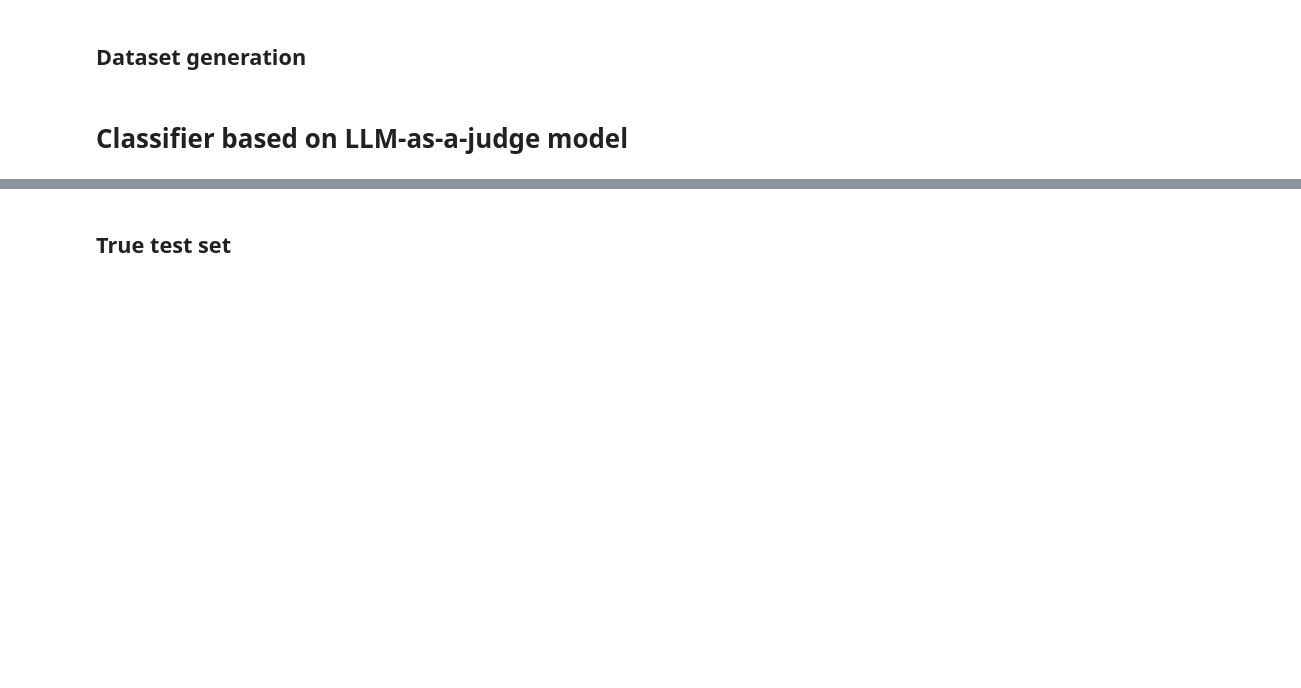
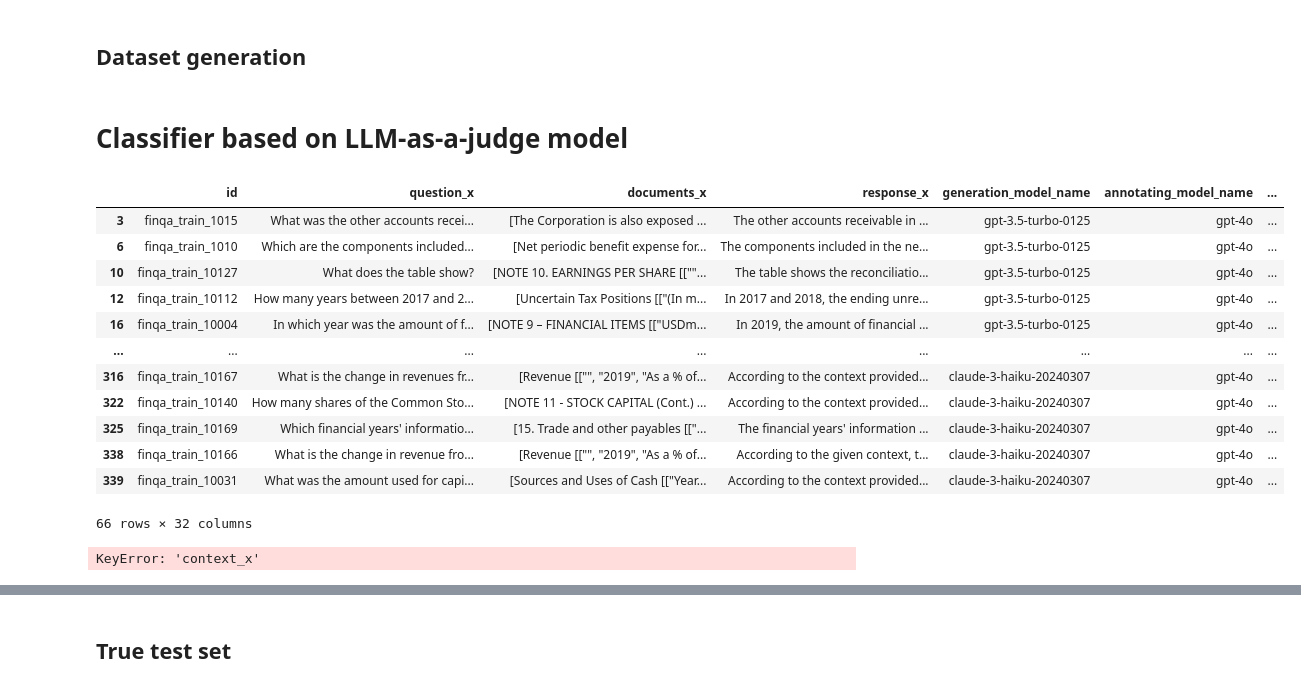
Before and after one commit to kerrianlc/rag, a Jupyter notebook: simple_classifier.ipynb, the cells around one changed output, grey strips where cells are left out. Cells and saved outputs as stored; diff of their text form; code cells hidden in the pictures; blank space fills up the shorter version.

```diff
--- a/simple_classifier.ipynb
+++ b/simple_classifier.ipynb
@@ -119,2 +93,33 @@ y = (y > 0).astype(int)
+# %%
+import pandas as pd
+from datasets import load_dataset
+
+dataset = load_dataset("rungalileo/ragbench", "tatqa")
+tatqa = pd.DataFrame(dataset["train"])
+tatqa_results = pd.concat([pd.read_parquet("data/tat_qa/data_2_1.parquet"), pd.read_parquet("data/tat_qa/data_7_1.parquet")])
+tatqa_results["id"] = tatqa_results["ids"]
+tatqa_results = tatqa_results.drop(columns=["ids"])
+tatqa_results.dropna(subset = ['id'], inplace=True)
+tatqa = tatqa.merge(tatqa_results, on="id")
+tatqa[tatqa["faithfulness"] == 0]
+# %% [output]
+|  | id | question_x | documents_x | response_x | generation_model_name | annotating_model_name | ... |
+| 3 | finqa_train_1015 | What was the other accounts recei... | [The Corporation is also exposed ... | The other accounts receivable in ... | gpt-3.5-turbo-0125 | gpt-4o | ... |
+| 6 | finqa_train_1010 | Which are the components included... | [Net periodic benefit expense for... | The components included in the ne... | gpt-3.5-turbo-0125 | gpt-4o | ... |
+| 10 | finqa_train_10127 | What does the table show? | [NOTE 10. EARNINGS PER SHARE [[""... | The table shows the reconciliatio... | gpt-3.5-turbo-0125 | gpt-4o | ... |
+| 12 | finqa_train_10112 | How many years between 2017 and 2... | [Uncertain Tax Positions [["(In m... | In 2017 and 2018, the ending unre... | gpt-3.5-turbo-0125 | gpt-4o | ... |
+| 16 | finqa_train_10004 | In which year was the amount of f... | [NOTE 9 – FINANCIAL ITEMS [["USDm... | In 2019, the amount of financial ... | gpt-3.5-turbo-0125 | gpt-4o | ... |
+| ... | ... | ... | ... | ... | ... | ... | ... |
+| 316 | finqa_train_10167 | What is the change in revenues fr... | [Revenue [["", "2019", "As a % of... | According to the context provided... | claude-3-haiku-20240307 | gpt-4o | ... |
+| 322 | finqa_train_10140 | How many shares of the Common Sto... | [NOTE 11 - STOCK CAPITAL (Cont.) ... | According to the context provided... | claude-3-haiku-20240307 | gpt-4o | ... |
+| 325 | finqa_train_10169 | Which financial years' informatio... | [15. Trade and other payables [["... | The financial years' information ... | claude-3-haiku-20240307 | gpt-4o | ... |
+| 338 | finqa_train_10166 | What is the change in revenue fro... | [Revenue [["", "2019", "As a % of... | According to the given context, t... | claude-3-haiku-20240307 | gpt-4o | ... |
+| 339 | finqa_train_10031 | What was the amount used for capi... | [Sources and Uses of Cash [["Year... | According to the context provided... | claude-3-haiku-20240307 | gpt-4o | ... |
+66 rows × 32 columns
+# %%
+for id, row in tatqa.iterrows():
+    print(row["response_x"], row["context_x"], row["question_x"])
+# %% [output]
+KeyError: 'context_x'
 # %%
 X_I, X_eval, y_I, y_eval = train_test_split(X, y, test_size=0.2, random_state=40)
```
Also changed, not shown: parts of 13 cells of this notebook, 1 other file.
